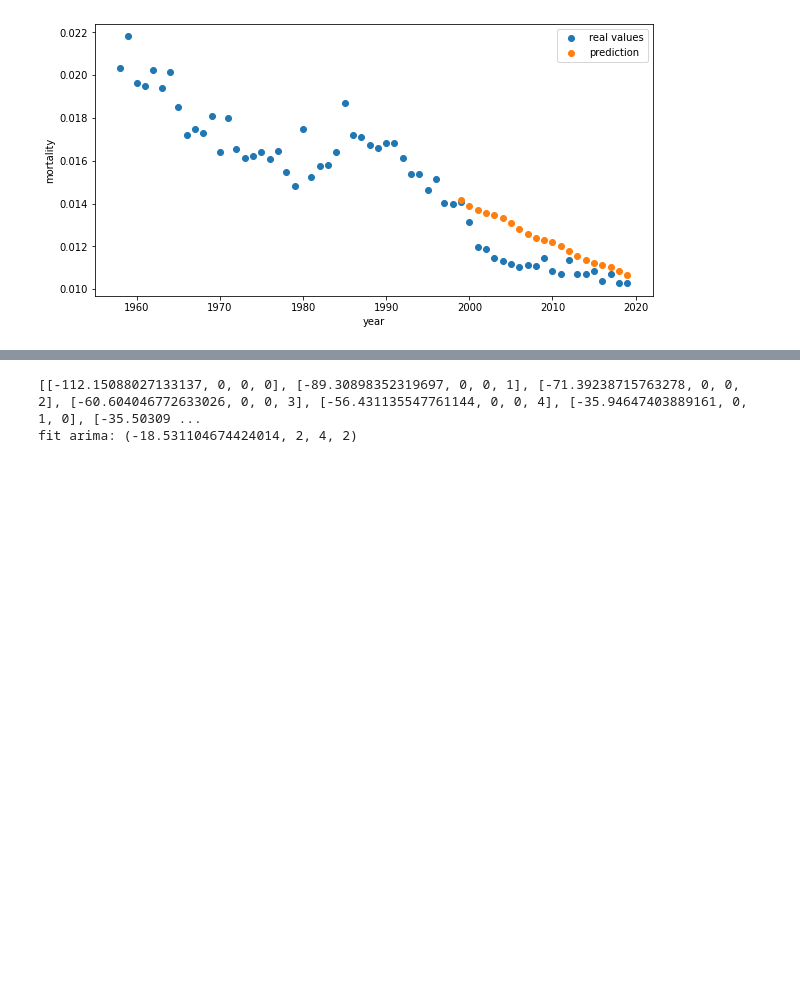
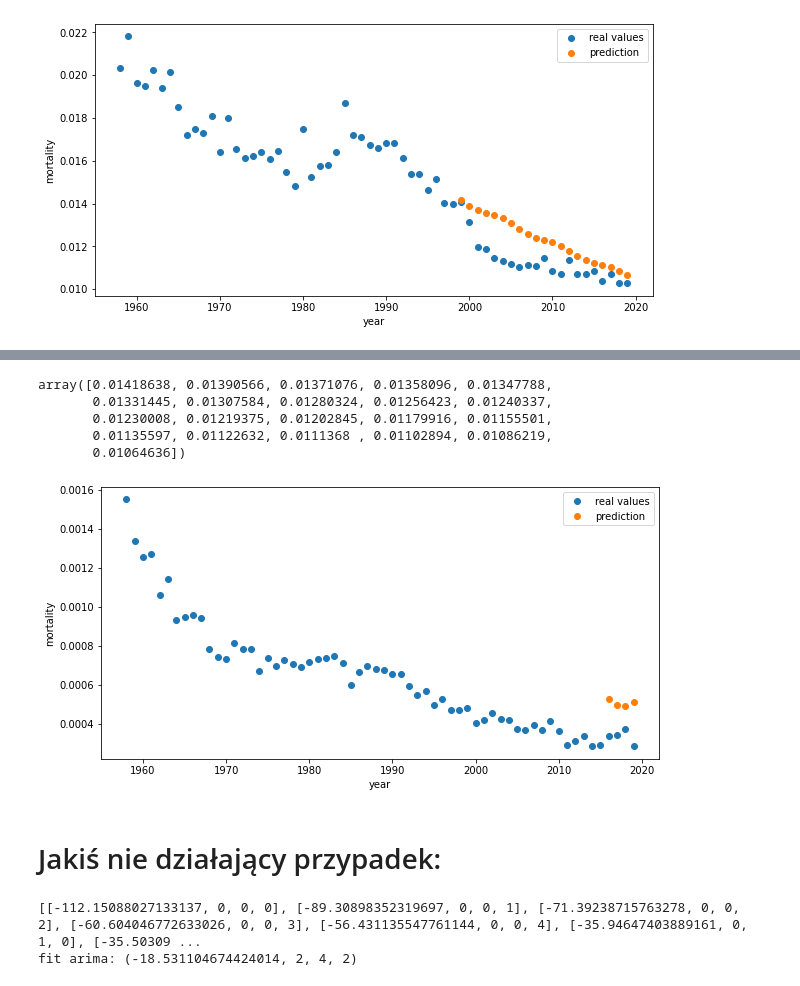
Before and after one commit to rogulforce/life_insurance_projekt, a Jupyter notebook: main_split_clean.ipynb, the cells around one changed output, grey strips where cells are left out. Saved outputs shown, nothing was run; the diff lists cells and outputs as text; code cells hidden in the pictures; blank space fills up the shorter version.

```diff
--- a/main_split_clean.ipynb
+++ b/main_split_clean.ipynb
@@ -138,0 +174,6 @@ plt.savefig('figure.svg')
+# %%
+age = 65
+column = 'Female_l'
+vals = rolling_window(mortality, column, age)
+costly_simulation_cached = memory.cache(rolling_window)
+vals = costly_simulation_cached(mortality, column, age, start_of_test = 53)
@@ -138,0 +194,4 @@ plt.savefig('figure.svg')
+# %%
+real_vals = mortality[mortality['Age']==30][['Year','Age',column]]
+real_vals[column] = real_vals[column].apply(lambda x: np.exp(x))
+real_vals
@@ -139,3 +212,23 @@ plt.savefig('figure.svg')
+# %%
+vals
+# %% [output]
+array([0.01418638, 0.01390566, 0.01371076, 0.01358096, 0.01347788,
+       0.01331445, 0.01307584, 0.01280324, 0.01256423, 0.01240337,
+       0.01230008, 0.01219375, 0.01202845, 0.01179916, 0.01155501,
+       0.01135597, 0.01122632, 0.0111368 , 0.01102894, 0.01086219,
+       0.01064636])
+# %%
+plt.figure(figsize=(10,5))
+plt.scatter(real_vals['Year'], real_vals[column], label = 'real values')
+plt.scatter(np.arange(2016,2020,1), vals, label='prediction')
+plt.xlabel('year')
+plt.ylabel('mortality')
+plt.legend()
+plt.savefig('figure.svg')
+# %% [output]
+[figure, added]
+# %% [markdown]
+# Jakiś nie działający przypadek:
 # %%
 # jak cos nie styka
 # split train test
```
Also changed, not shown: parts of 9 cells of this notebook, 6 other files.
